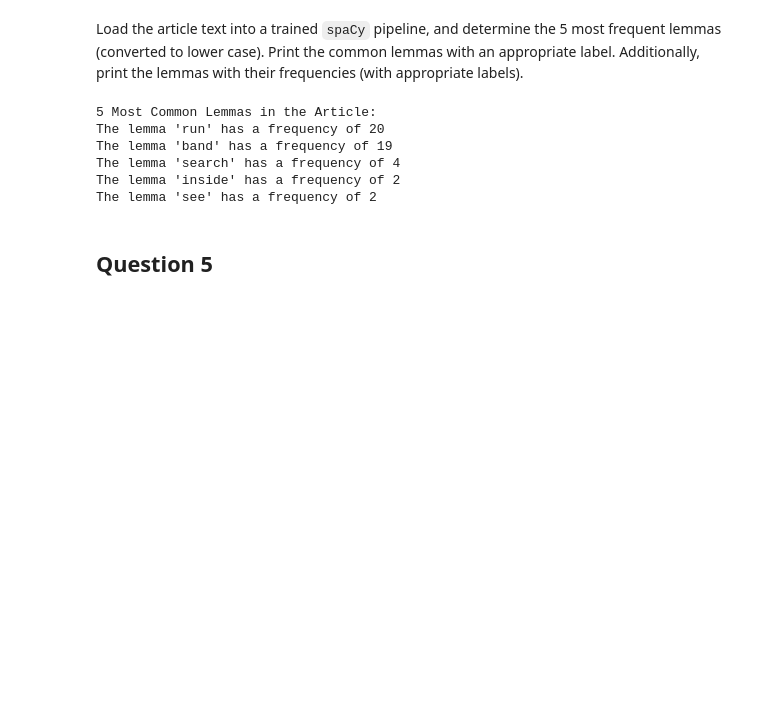
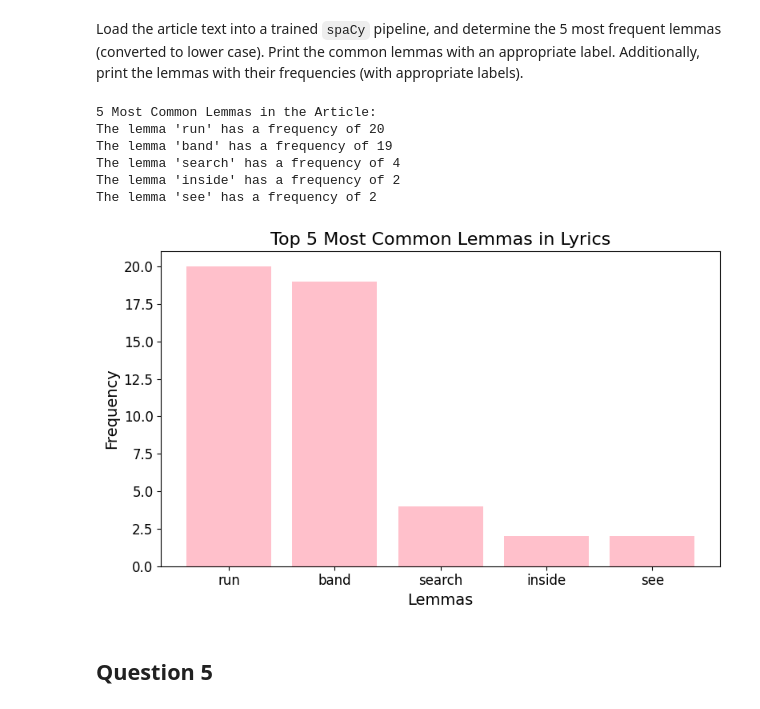
Before and after one commit to 14dstcyr/Applying-Course-Skills, a Jupyter notebook: article-summarizer.ipynb, the cells around one changed output. Cells and saved outputs as stored; diff of their text form; code cells hidden in the pictures; blank space fills up the shorter version.

Commit message:
Chart for question 4

```diff
--- a/article-summarizer.ipynb
+++ b/article-summarizer.ipynb
@@ -193,6 +193,7 @@ Load the article text into a trained `spaCy` pipeline, and determine the 5 most
 import requests
 import spacy
 from collections import Counter
+import matplotlib.pyplot as plt
 
 # Grab lyrics from the API
 response = requests.get('https://api.lyrics.ovh/v1/Paul McCartney/Band On The Run')
@@ -202,33 +203,50 @@ lyrics_text = result.get("lyrics", "")  # Get the lyrics from the JSON response
 # Make sure the text lyrics are there
 if not lyrics_text:
     print("Failed to retrieve lyrics from API")
 else:
     # Load the spaCy pipeline
     nlp = spacy.load("en_core_web_sm")
 
     # Process the article text
     doc = nlp(lyrics_text)
 
     # Extract lemmas, excluding stopwords, punctuation, and whitespace
     lemmas = [token.lemma_.lower() for token in doc if not token.is_punct and not token.is_stop and not token.is_space]
 
     # Count the lemmas
     lemma_counts = Counter(lemmas)
 
     # Get the 5 most common lemmas
     common_lemmas = lemma_counts.most_common(5)
 
     # Print the 5 most common lemmas with their frequencies
     print("5 Most Common Lemmas in the Article:")
     for lemma, freq in common_lemmas:
         print(f"The lemma '{lemma}' has a frequency of {freq}")
+
+    # Prepare data for plotting
+    lemmas, frequencies = zip(*common_lemmas)
+
+    # Create a bar chart
+    plt.figure(figsize=(8, 5))
+    plt.bar(lemmas, frequencies, color='pink')
+    plt.title('Top 5 Most Common Lemmas in Lyrics', fontsize=16)
+    plt.xlabel('Lemmas', fontsize=14)
+    plt.ylabel('Frequency', fontsize=14)
+    plt.xticks(fontsize=12)
+    plt.yticks(fontsize=12)
+    plt.tight_layout()
+
+    # Show the plot
+    plt.show()
 # %% [output]
 5 Most Common Lemmas in the Article:
 The lemma 'run' has a frequency of 20
 The lemma 'band' has a frequency of 19
 The lemma 'search' has a frequency of 4
 The lemma 'inside' has a frequency of 2
 The lemma 'see' has a frequency of 2
+[figure, added]
 # %% [markdown]
 ## Question 5
 # %% [markdown]
```
